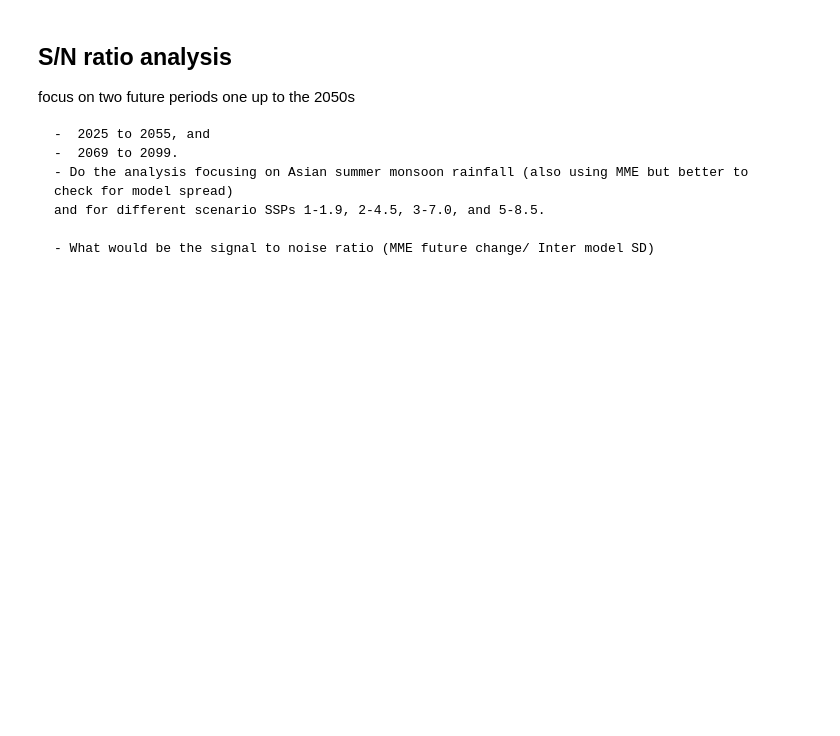
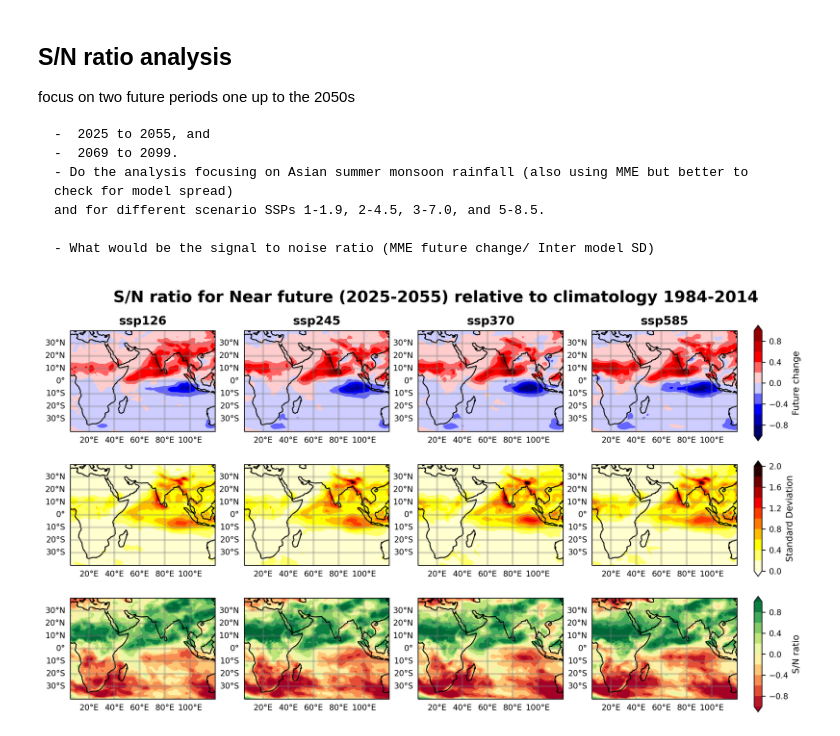
Before and after one commit to harry9713/pangeo_code, a Jupyter notebook: S_N_analysis.ipynb, the cells around one changed output. Drawn from its saved outputs; the diff is of its cells as text; code cells hidden in the pictures; blank space fills up the shorter version.

Commit message:
re-arranged SN analysis plot

```diff
--- a/S_N_analysis.ipynb
+++ b/S_N_analysis.ipynb
@@ -189,7 +186,8 @@ focus on two future periods one up to the 2050s
 
     - What would be the signal to noise ratio (MME future change/ Inter model SD)
 # %%
-hist_data = big_ds.sel({'experiment_id':'historical', 'year':slice(1975,2005),}).mean('year')
+big_ds = big_ds*86400
+hist_data = big_ds.sel({'experiment_id':'historical', 'year':slice(1985,2014),}).mean('year')
 hist_data
 # %%
 near_future = big_ds.sel(experiment_id=(big_ds.experiment_id != 'historical'), year=slice(2025, 2055))
@@ -214,51 +212,77 @@ ff_ens = ff_change.mean('source_id')
 ff_std = ff_change.std('source_id')
 ff_std
 # %%
-nf_sn = abs(nf_ens/nf_std)
-nf_sn.pr.plot(col='experiment_id', vmin=0, vmax=5,)
+nf_sn = nf_ens/nf_std
+nf_sn.pr.plot(col='experiment_id', vmin=-5, vmax=5, cmap='seismic')
 # %%
-ff_sn = abs(ff_ens / ff_std)
+ff_sn = ff_ens / ff_std
 #ff_sn.pr.plot(col='experiment_id', cmap='rainbow', vmin=-2, vmax=2)
-ff_sn.pr.plot(col='experiment_id', vmin=0, vmax=5)
+ff_sn.pr.plot(col='experiment_id', vmin=-5, vmax=5, cmap='seismic')
 # %%
 import matplotlib.pyplot as plt
 from cartopy import feature
 from cartopy.mpl.gridliner import LONGITUDE_FORMATTER, LATITUDE_FORMATTER
 import cartopy.crs as ccrs
 import matplotlib.colors as colors
 import matplotlib.colorbar as clb
 import itertools
 
+change_arr = [nf_ens, ff_ens]
+sd_arr = [nf_std, ff_std]
+snr_arr = [nf_sn, ff_sn]
 
-X, Y = np.meshgrid(ff_sn.lon, ff_sn.lat)
+nrow = 3
+ncol = 4
 
-fig, axs = plt.subplots(1,4, dpi=300,
+
+k=0
+arrs = [change_arr[k], sd_arr[k], snr_arr[k]]
+cbar_title = ['Future change', 'Standard Deviation', 'S/N ratio']
+sup_title = ["S/N ratio for Near future (2025-2055) relative to climatology 1984-2014",
+             "S/N ratio for Far future (2069-2099) relative to climatology 1984-2014" ]
+cmaps = ['seismic', 'hot_r', 'RdYlGn']
+
+ff_lim = [np.linspace(-2, 2, 11), np.linspace(0, 3, 16), np.linspace(-1.4, 1.4, 9)]
+nf_lim = [np.linspace(-1, 1, 11), np.linspace(0, 2, 11), np.linspace(-1, 1, 11)]
+lim_arr = [nf_lim, ff_lim]
+
+cbar_y = 0.65
+fig, axs = plt.subplots(nrow, ncol, dpi=300,
                         subplot_kw={'projection': ccrs.PlateCarree()},
-                        figsize= (12,5))
-fig.suptitle("S/N ratio for Near future (2025-2055)", x=0.5, y=0.75, fontsize=20, weight='bold')
-for i in range(4):
-    ax = axs[i]
-    ax.coastlines()
+                        figsize= (12,7))
+fig.suptitle(sup_title[k], x=0.55, y=0.95, fontsize=16, weight='bold')
 
-    gl = ax.gridlines(crs=ccrs.PlateCarree(), linewidth=2, color='grey',
-                      alpha=0.3, linestyle='-', draw_labels=True)
-    fs=8
-    gl.top_labels = False
-    gl.right_labels = False
-    gl.xformatter = LONGITUDE_FORMATTER
-    gl.yformatter = LATITUDE_FORMATTER
-    gl.xlabel_style = {'size': fs}
-    gl.ylabel_style = {'size': fs}
+for i in range(nrow):
+    data = arrs[i]
+    X,Y = np.meshgrid(data.lon, data.lat)
+    for j in range(ncol):
+        ax = axs[i,j]
+        ax.coastlines()
 
-    pc = ax.contourf(X, Y, nf_sn.pr.isel(experiment_id=i), cmap='RdYlGn', extend='both', levels=np.linspace(0, 2, 11))
-    bbox = [10,120,-20,40]
-    #ax.set_extent(bbox,crs=ccrs.PlateCarree())
+        gl = ax.gridlines(crs=ccrs.PlateCarree(), linewidth=2, color='grey',
+                          alpha=0.3, linestyle='-', draw_labels=True)
+        fs=8
+        gl.top_labels = False
+        gl.right_labels = False
+        gl.xformatter = LONGITUDE_FORMATTER
+        gl.yformatter = LATITUDE_FORMATTER
+        gl.xlabel_style = {'size': fs}
+        gl.ylabel_style = {'size': fs}
 
-    ax.set_title(nf_sn.experiment_id.isel(experiment_id=i).values, fontsize=12, weight='bold')
+        pc = ax.contourf(X, Y, data.pr.isel(experiment_id=j), cmap=cmaps[i], extend='both', levels=lim_arr[k][i])
+        bbox = [10,120,-20,40]
+        #ax.set_extent(bbox,crs=ccrs.PlateCarree())
+        if i==0:
+            ax.set_title(data.experiment_id.isel(experiment_id=j).values, fontsize=12, weight='bold')
 
-clb_ax_params = [0.19, 0.25, 0.6 ,0.03]
-cbar_ax = fig.add_axes(clb_ax_params)
-cb = fig.colorbar(pc, cax=cbar_ax, orientation='horizontal')
-cb.ax.tick_params(labelsize=8)
-cbar_ax.set_xlabel('S/N ratio', size=9, weight='bold')
-#plt.savefig('/home/jovyan/pangeo/plot/sn_nf.png', bbox_inches='tight', facecolor='w')
+    clb_ax_params = [0.92, cbar_y, 0.009, 0.23]
+    cbar_y = cbar_y - 0.27
+    cbar_ax = fig.add_axes(clb_ax_params)
+    cb = fig.colorbar(pc, cax=cbar_ax, orientation='vertical')
+    cb.ax.tick_params(labelsize=8)
+    cbar_ax.set_ylabel(cbar_title[i], size=9)
+
+path = ['/home/jovyan/pangeo/plot/near_future_stats.png', '/home/jovyan/pangeo/plot/far_future_stats.png']
+plt.savefig(path[k], bbox_inches='tight', facecolor='w')
+# %% [output]
+[figure, added]
```
Also changed, not shown: parts of 4 cells of this notebook, 2 other files.
